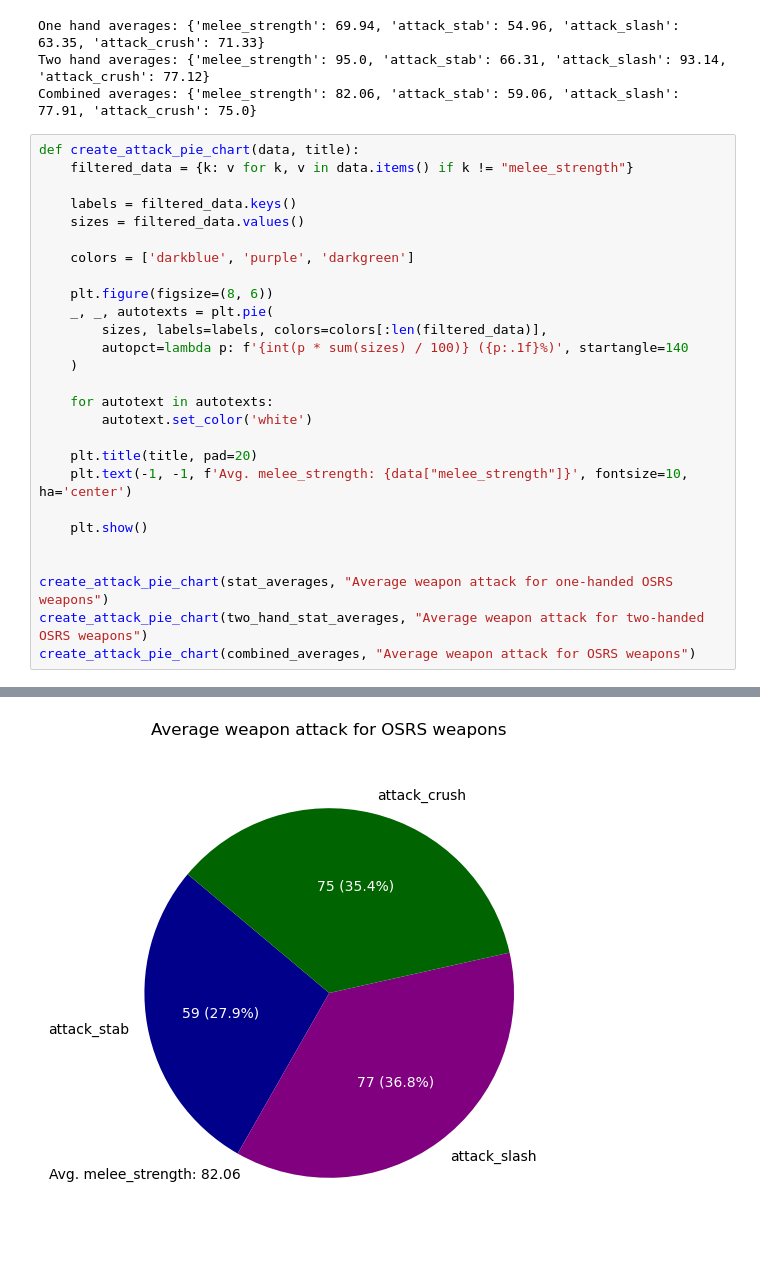
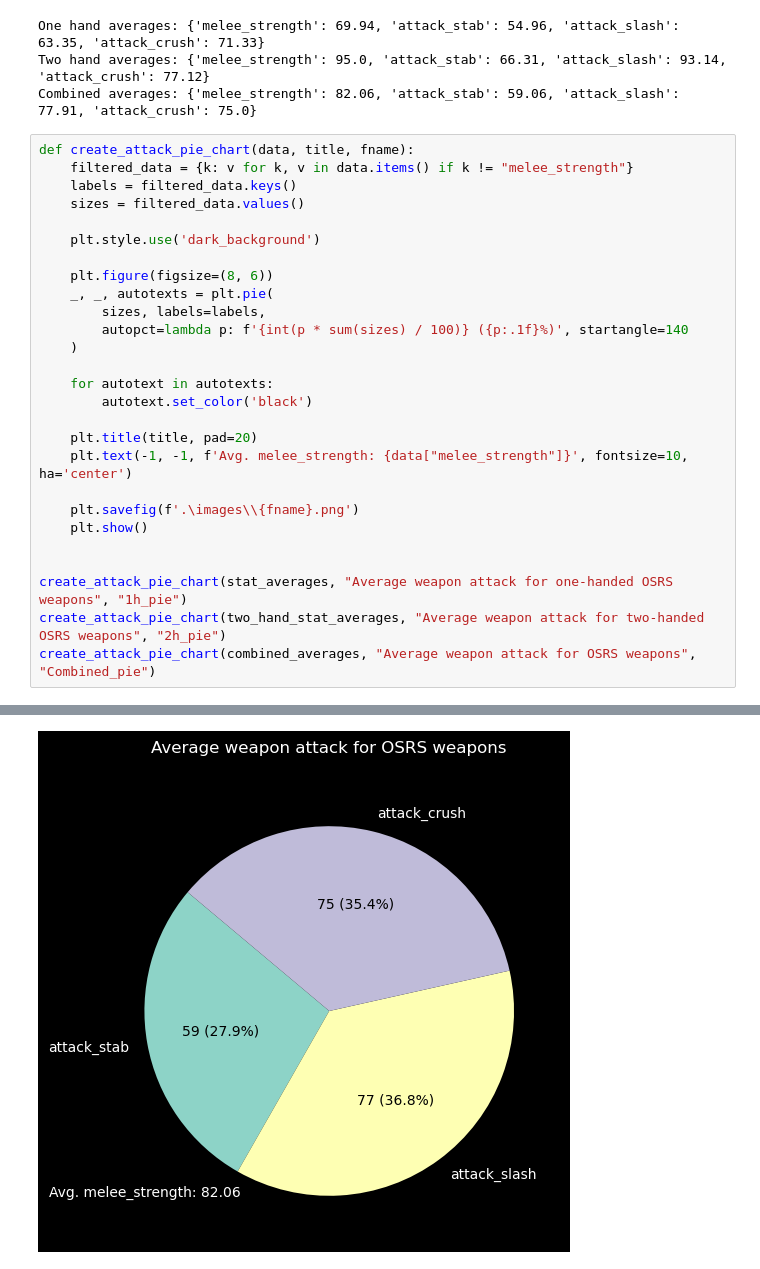
Before and after one commit to normnXT/OldSchoolRuneScapeDataVisualization, a Jupyter notebook: osrs_weapon_exploration.ipynb, the cells around one changed output, grey strips where cells are left out. Cells and saved outputs as stored; diff of their text form.

```diff
--- a/osrs_weapon_exploration.ipynb
+++ b/osrs_weapon_exploration.ipynb
@@ -119,30 +119,30 @@ One hand averages: {'melee_strength': 69.94, 'attack_stab': 54.96, 'attack_slash
 Two hand averages: {'melee_strength': 95.0, 'attack_stab': 66.31, 'attack_slash': 93.14, 'attack_crush': 77.12}
 Combined averages: {'melee_strength': 82.06, 'attack_stab': 59.06, 'attack_slash': 77.91, 'attack_crush': 75.0}
 # %%
-def create_attack_pie_chart(data, title):
+def create_attack_pie_chart(data, title, fname):
     filtered_data = {k: v for k, v in data.items() if k != "melee_strength"}
-
     labels = filtered_data.keys()
     sizes = filtered_data.values()
 
-    colors = ['darkblue', 'purple', 'darkgreen']
+    plt.style.use('dark_background')
 
     plt.figure(figsize=(8, 6))
     _, _, autotexts = plt.pie(
-        sizes, labels=labels, colors=colors[:len(filtered_data)],
+        sizes, labels=labels,
         autopct=lambda p: f'{int(p * sum(sizes) / 100)} ({p:.1f}%)', startangle=140
     )
 
     for autotext in autotexts:
-        autotext.set_color('white')
+        autotext.set_color('black')
 
     plt.title(title, pad=20)
     plt.text(-1, -1, f'Avg. melee_strength: {data["melee_strength"]}', fontsize=10, ha='center')
 
+    plt.savefig(f'.\images\\{fname}.png')
     plt.show()
 
 
-create_attack_pie_chart(stat_averages, "Average weapon attack for one-handed OSRS weapons")
-create_attack_pie_chart(two_hand_stat_averages, "Average weapon attack for two-handed OSRS weapons")
-create_attack_pie_chart(combined_averages, "Average weapon attack for OSRS weapons")
+create_attack_pie_chart(stat_averages, "Average weapon attack for one-handed OSRS weapons", "1h_pie")
+create_attack_pie_chart(two_hand_stat_averages, "Average weapon attack for two-handed OSRS weapons", "2h_pie")
+create_attack_pie_chart(combined_averages, "Average weapon attack for OSRS weapons", "Combined_pie")
 # %% [output]
@@ -151,4 +151,4 @@ create_attack_pie_chart(combined_averages, "Average weapon attack for OSRS weapo
-[figure, old version]
+[figure, new version]
 # %%
 """Generates relational tuple of lists containing weapon stats from the JSON datasets for use in ternary plots. Some OSRS weapons have minor negative values in certain attack types, these have been replaced with zero due to limitations with mpltern.
 """
```
Also changed, not shown: parts of 6 cells of this notebook, 19 other files.
